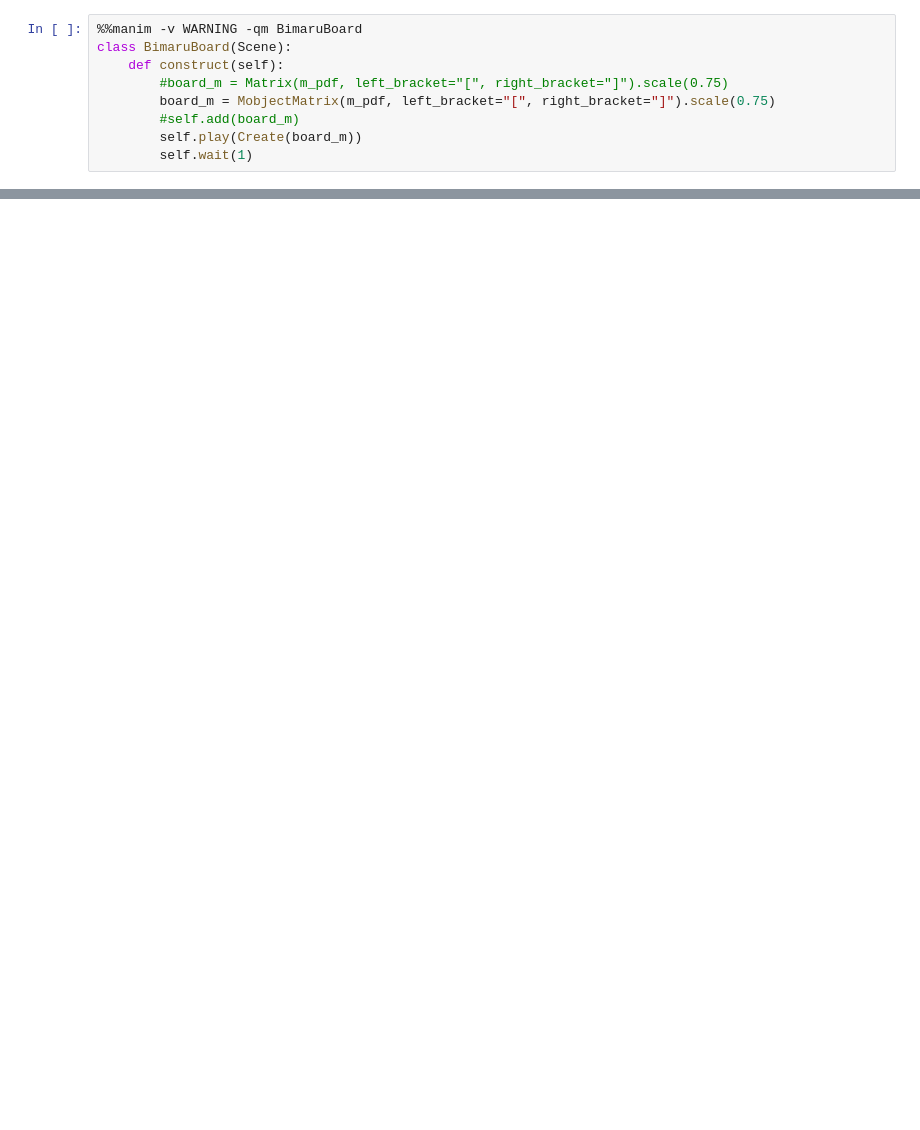
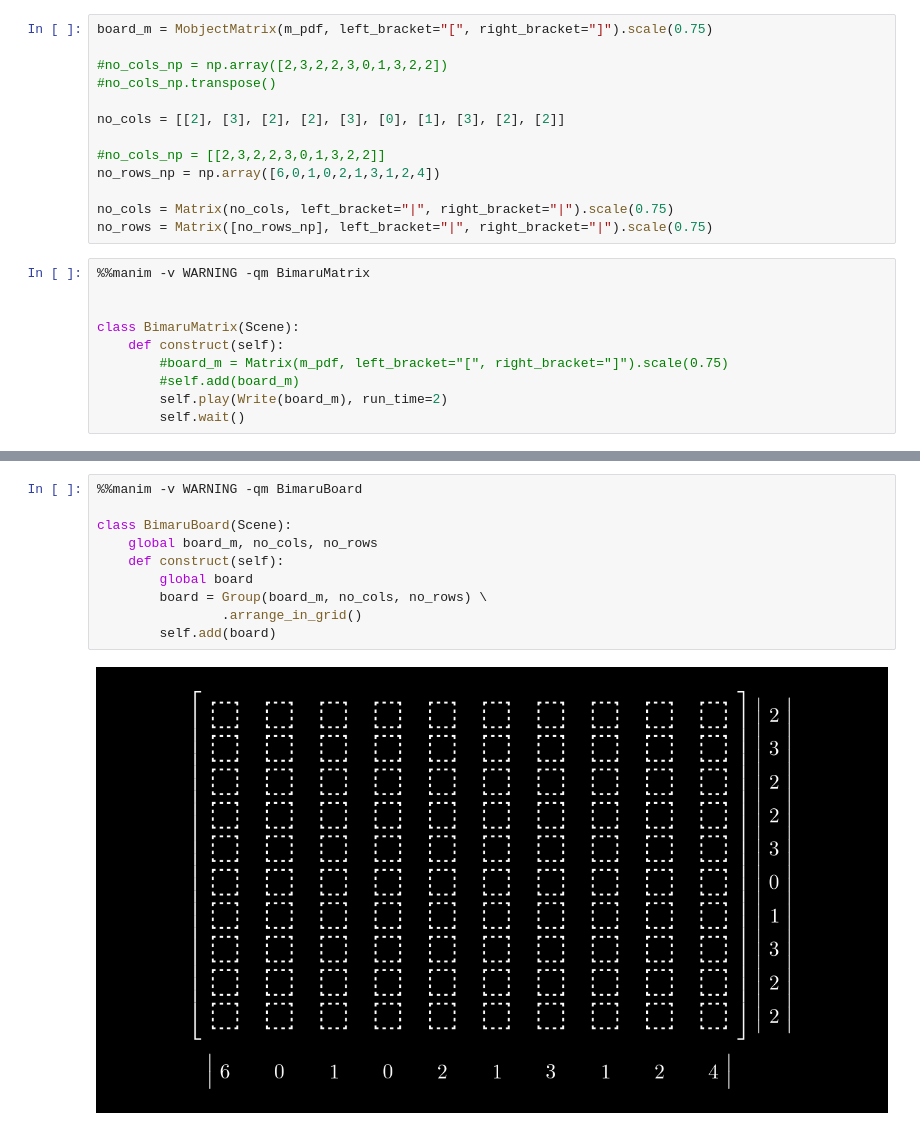
Before and after one commit to rafaelsgirao/proj-ia-bimaru, a Jupyter notebook: src/manim.ipynb, the cells around one changed output, grey strips where cells are left out. Drawn from its saved outputs; the diff is of its cells as text; blank space fills up the shorter version.

```diff
--- a/src/manim.ipynb
+++ b/src/manim.ipynb
@@ -56,11 +36,37 @@ for i in range(10):
+# %%
+board_m = MobjectMatrix(m_pdf, left_bracket="[", right_bracket="]").scale(0.75)
+
+#no_cols_np = np.array([2,3,2,2,3,0,1,3,2,2])
+#no_cols_np.transpose()
+
+no_cols = [[2], [3], [2], [2], [3], [0], [1], [3], [2], [2]]
+
+#no_cols_np = [[2,3,2,2,3,0,1,3,2,2]]
+no_rows_np = np.array([6,0,1,0,2,1,3,1,2,4])
+
+no_cols = Matrix(no_cols, left_bracket="|", right_bracket="|").scale(0.75)
+no_rows = Matrix([no_rows_np], left_bracket="|", right_bracket="|").scale(0.75)
 # %%
-%%manim -v WARNING -qm BimaruBoard
-class BimaruBoard(Scene):
+%%manim -v WARNING -qm BimaruMatrix
+
+
+class BimaruMatrix(Scene):
     def construct(self):
         #board_m = Matrix(m_pdf, left_bracket="[", right_bracket="]").scale(0.75)
-        board_m = MobjectMatrix(m_pdf, left_bracket="[", right_bracket="]").scale(0.75)
         #self.add(board_m)
-        self.play(Create(board_m))
-        self.wait(1)
+        self.play(Write(board_m), run_time=2)
+        self.wait()
 # %% [output]
 [interactive output not drawn]
+# %%
+%%manim -v WARNING -qm BimaruBoard
+
+class BimaruBoard(Scene):
+    global board_m, no_cols, no_rows
+    def construct(self):
+        global board
+        board = Group(board_m, no_cols, no_rows) \
+                .arrange_in_grid()
+        self.add(board)
+# %% [output]
+[figure, added]
```
Also changed, not shown: parts of 4 cells of this notebook.
